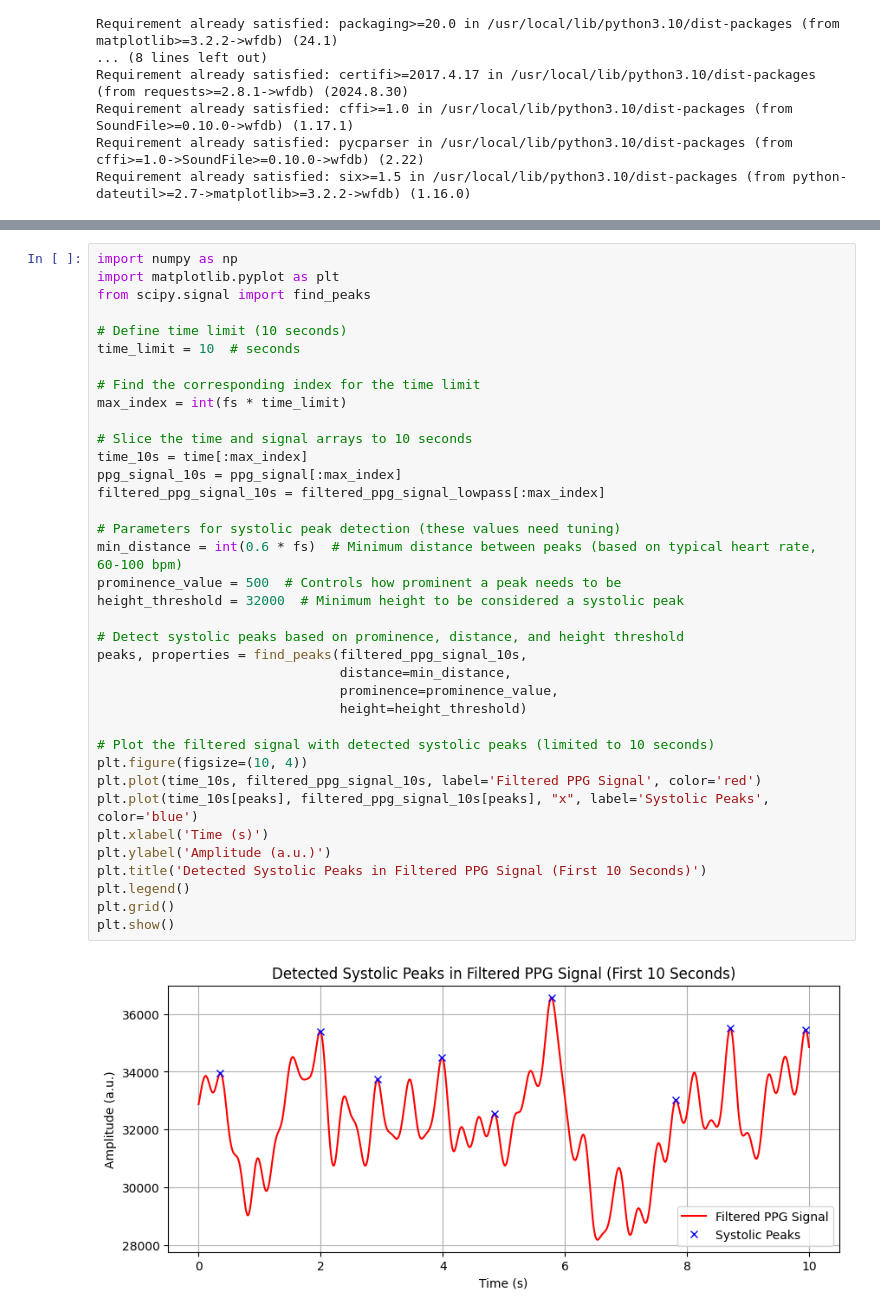
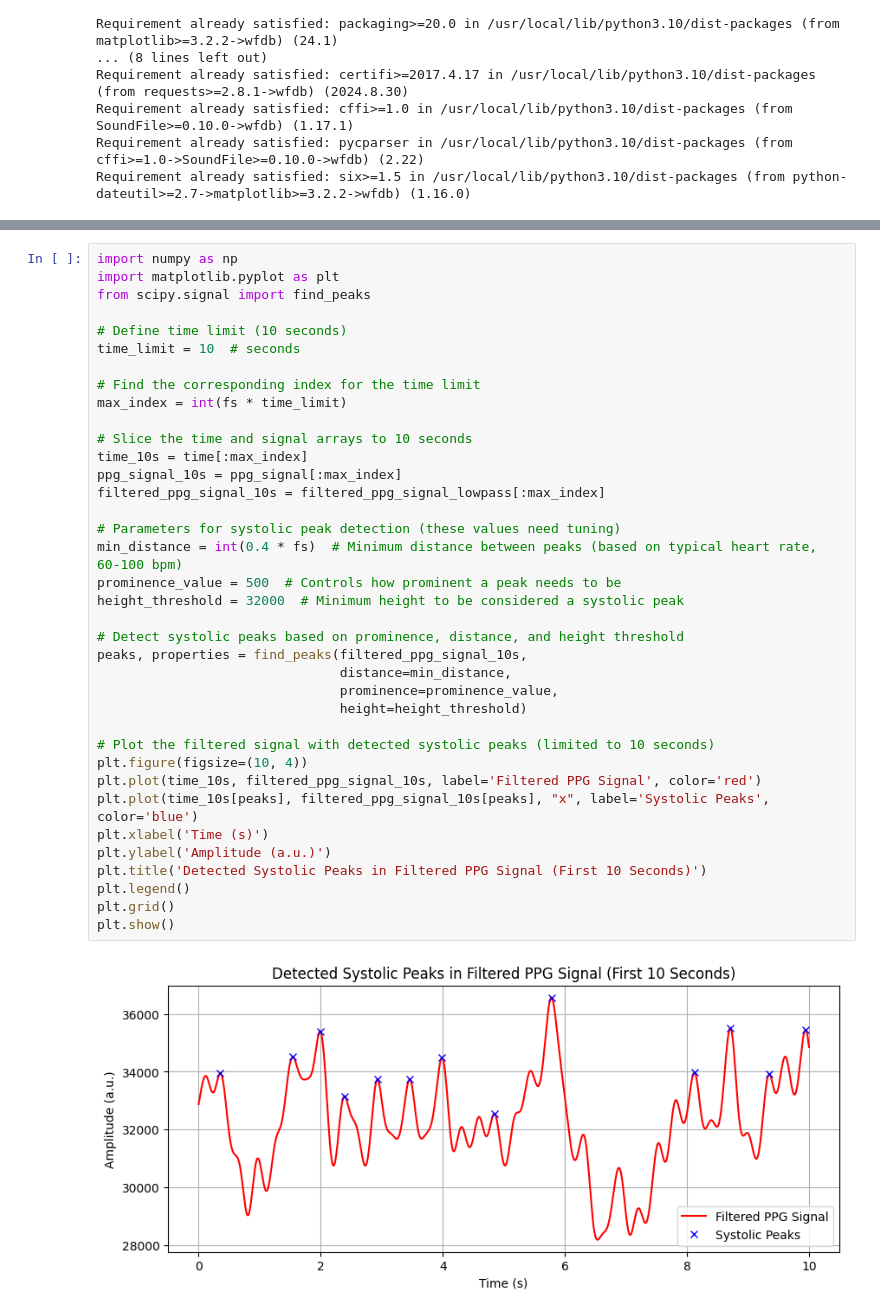
Before and after one commit to HRJ369/DH_307, a Jupyter notebook: DH_307_ppg.ipynb, the cells around one changed output, grey strips where cells are left out. Cells and saved outputs as stored; diff of their text form.

```diff
--- a/DH_307_ppg.ipynb
+++ b/DH_307_ppg.ipynb
@@ -127,35 +156,35 @@ time_limit = 10  # seconds
 
 # Find the corresponding index for the time limit
 max_index = int(fs * time_limit)
 
 # Slice the time and signal arrays to 10 seconds
 time_10s = time[:max_index]
 ppg_signal_10s = ppg_signal[:max_index]
 filtered_ppg_signal_10s = filtered_ppg_signal_lowpass[:max_index]
 
 # Parameters for systolic peak detection (these values need tuning)
-min_distance = int(0.6 * fs)  # Minimum distance between peaks (based on typical heart rate, 60-100 bpm)
+min_distance = int(0.4 * fs)  # Minimum distance between peaks (based on typical heart rate, 60-100 bpm)
 prominence_value = 500  # Controls how prominent a peak needs to be
 height_threshold = 32000  # Minimum height to be considered a systolic peak
 
 # Detect systolic peaks based on prominence, distance, and height threshold
 peaks, properties = find_peaks(filtered_ppg_signal_10s,
                                distance=min_distance,
                                prominence=prominence_value,
                                height=height_threshold)
 
 # Plot the filtered signal with detected systolic peaks (limited to 10 seconds)
 plt.figure(figsize=(10, 4))
 plt.plot(time_10s, filtered_ppg_signal_10s, label='Filtered PPG Signal', color='red')
 plt.plot(time_10s[peaks], filtered_ppg_signal_10s[peaks], "x", label='Systolic Peaks', color='blue')
 plt.xlabel('Time (s)')
 plt.ylabel('Amplitude (a.u.)')
 plt.title('Detected Systolic Peaks in Filtered PPG Signal (First 10 Seconds)')
 plt.legend()
 plt.grid()
 plt.show()
 # %% [output]
-[figure, old version]
+[figure, new version]
 # %%
 import numpy as np
 
```
Also changed, not shown: parts of 6 cells of this notebook.
